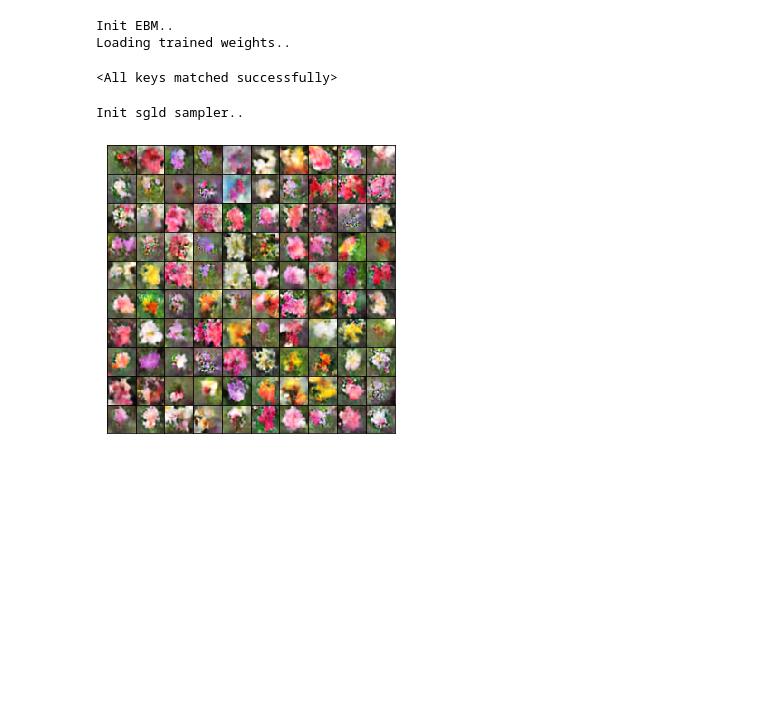
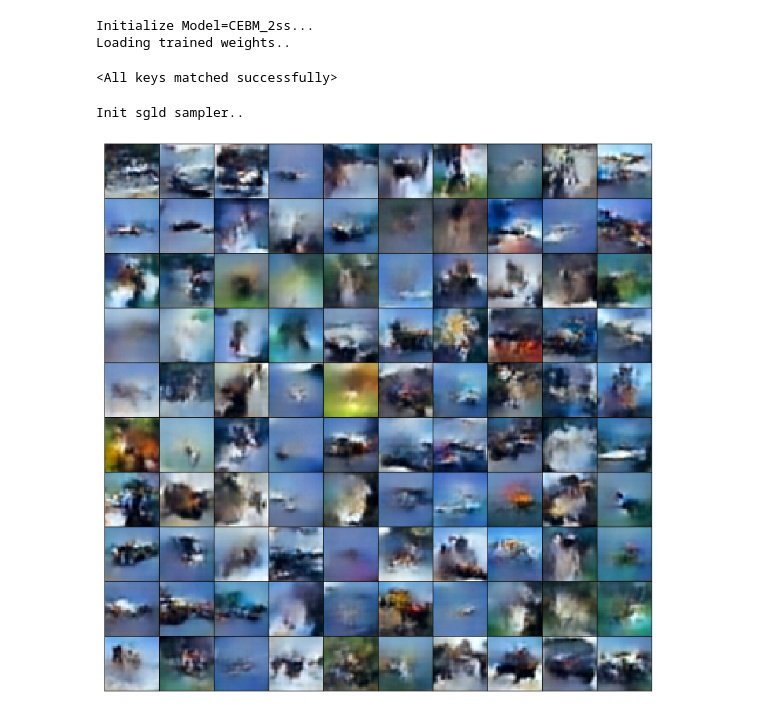
Before and after one commit to hao-w/cebm, a Jupyter notebook: sebm/notebooks/testing-cebm-sgld.ipynb, the cells around one changed output. Saved outputs shown, nothing was run; the diff lists cells and outputs as text; code cells hidden in the pictures; blank space fills up the shorter version.

Commit message:
run more sgld steps for cifar10

```diff
--- a/sebm/notebooks/testing-cebm-sgld.ipynb
+++ b/sebm/notebooks/testing-cebm-sgld.ipynb
@@ -4,7 +4,7 @@ import torch
 from sebm.cebm_sgld import SGLD_sampler
 from sebm.models import CEBM_1ss, CEBM_2ss
 
-dataset = 'flowers102' # 'mnist'
+dataset =  'cifar10' # 'mnist' #  'flowers102' #
 if dataset == 'mnist':
     input_channels, im_height, im_width = 1, 28, 28
 else:
@@ -23,8 +23,9 @@ buffer_init = True
 buffer_dup_allowed = True
 load_version = 'cebm-ss=%s-dataset=%s-seed=%s-lr=%s-latentdim=%s-data_noise_std=%s-sgld_noise_std=%s-sgld_lr=2.0-sgld_num_steps=%s-buffer_size=5000-buffer_percent=0.95-buffer_init=%s-dup_allowed=%s-reg_alpha=%s-act=%s-arch=simplenet' % (ss, dataset, seed, lr, latent_dim, data_noise_std, sgld_noise_std, sgld_num_steps, buffer_init, buffer_dup_allowed, reg_alpha, activation)
 
-print('Init EBM..')
-ebm = CEBM_2ss(arch='simplenet',
+model = eval('CEBM_%sss' % ss)
+print('Initialize Model=%s...' % model.__name__)
+ebm = model(arch='simplenet',
                device=device,
                optimize_priors=False,
                im_height=im_height,
@@ -41,7 +42,7 @@ ebm = ebm.cuda().to(device)
 print('Loading trained weights..')
 ebm.load_state_dict(torch.load('../weights/checkpoint-%s' % load_version)['model_state_dict'])
 # %% [output]
-Init EBM..
+Initialize Model=CEBM_2ss...
 Loading trained weights..
 <All keys matched successfully>
 # %%
@@ -51,7 +52,7 @@ sgld_sampler = SGLD_sampler(device=device,
                             noise_std=1e-3,
                             lr=2.0,
                             pixel_size=im_height,
-                            buffer_size=1000,
+                            buffer_size=5000,
                             buffer_percent=0.95,
                             buffer_init=False,
                             buffer_dup_allowed=False)
@@ -65,9 +66,9 @@ images_ebm = sgld_sampler.sample(ebm=ebm,
 Init sgld sampler..
 # %%
 from sebm.eval import plot_samples, compress_tsne, plot_tsne
-plot_samples(images_ebm, fs=4)
+plot_samples(images_ebm, data_name=dataset)
 # %% [output]
-[figure, old version]
+[figure, new version]
 # %%
 data_dir = '../../../sebm_data/'
 num_classes = 10
```
Also changed, not shown: parts of 3 cells of this notebook, 9 other files.
